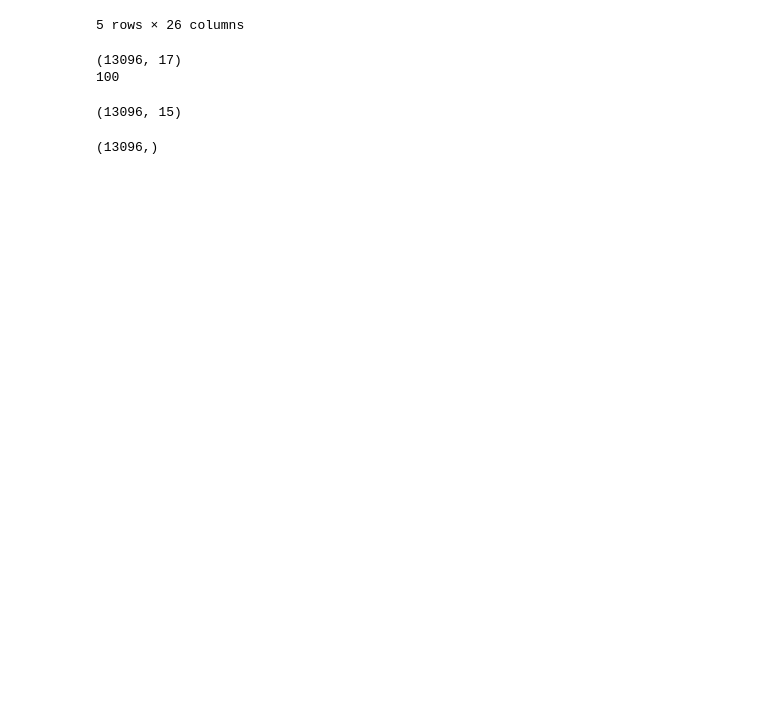
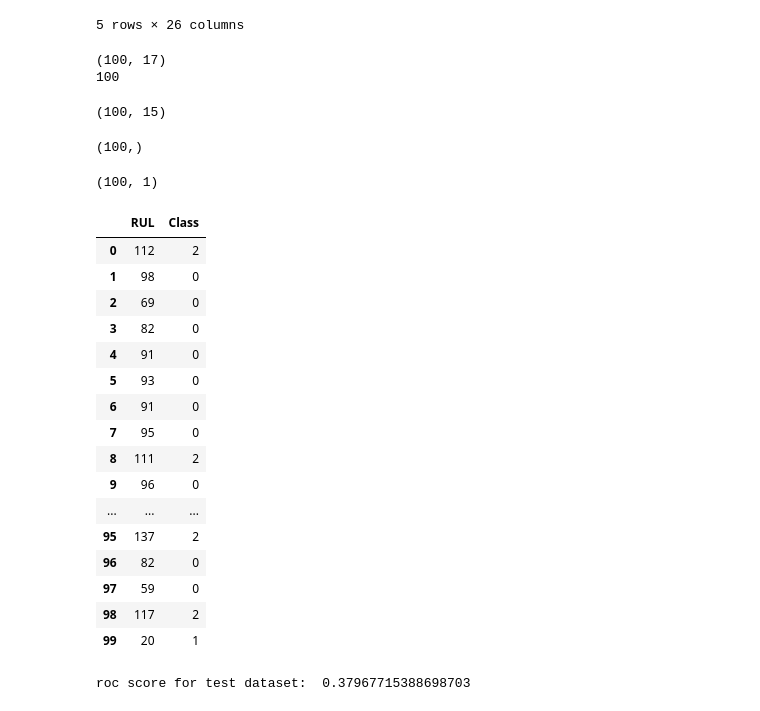
Before and after one commit to xxl4tomxu98/NASA-Jet-Engine-Maintenance, a Jupyter notebook: Failure Prediction Classification/xgboost-multiclass.ipynb, the cells around one changed output. Saved outputs shown, nothing was run; the diff lists cells and outputs as text; code cells hidden in the pictures; blank space fills up the shorter version.

```diff
--- a/Failure Prediction Classification/xgboost-multiclass.ipynb
+++ b/Failure Prediction Classification/xgboost-multiclass.ipynb
@@ -117,10 +120,10 @@ X_train.shape, X_validate.shape
 num_of_classes = len(train.Class.unique())
 from sklearn.preprocessing import LabelEncoder
 from xgboost import XGBClassifier
-from sklearn.metrics import roc_auc_score, confusion_matrix
 from sklearn import preprocessing
 le = LabelEncoder()
 y_train = le.fit_transform(y_train)
+y_validate = le.fit_transform(y_validate)
 #print(y_train, y_validate)
 xgb = XGBClassifier()
 xgb.fit(X=X_train, y=y_train)
@@ -178,18 +181,52 @@ test.head()
 | 4 | 1 | 5 | 0.0014 | 0.0000 | 100.0 | 518.67 | 642.51 | 1587.19 | 1401.92 | 14.62 | ... |
 5 rows × 26 columns
 # %%
-test = test.drop(cols_to_drop, axis = 1)
-print(test.shape)
-num_test_machines = len(test.unit_nr.unique())
+X_test = test.groupby('unit_nr').last().reset_index().drop(cols_to_drop, axis=1)
+print(X_test.shape)
+num_test_machines = len(X_test.unit_nr.unique())
 print(num_test_machines)
-test = test.drop(axis=0, columns=['unit_nr', 'time_cycles'])
-test.shape
+X_test = X_test.drop(axis=0, columns=['unit_nr', 'time_cycles'])
+X_test.shape
 # %% [output]
-(13096, 17)
+(100, 17)
 100
-(13096, 15)
+(100, 15)
 # %%
-rul_pred = xgb.predict(test).reshape(-1)
+rul_pred = xgb.predict(X_test).reshape(-1)
 rul_pred.shape
 # %% [output]
-(13096,)
+(100,)
+# %%
+y_true = pd.read_csv('../Data/CMaps/RUL_FD001.txt', delim_whitespace=True, names=["RUL"])
+print(y_true.shape)
+y_true['Class'] = pd.cut(x=y_true['RUL'], bins=[-1,51,103,155,361], labels=['Inception','Healthy','Mature','Attention_Required'])
+y_true['Class'] = le.fit_transform(y_true['Class'])
+y_true
+# %% [output]
+(100, 1)
+|  | RUL | Class |
+| 0 | 112 | 2 |
+| 1 | 98 | 0 |
+| 2 | 69 | 0 |
+| 3 | 82 | 0 |
+| 4 | 91 | 0 |
+| 5 | 93 | 0 |
+| 6 | 91 | 0 |
+| 7 | 95 | 0 |
+| 8 | 111 | 2 |
+| 9 | 96 | 0 |
+| ... | ... | ... |
+| 95 | 137 | 2 |
+| 96 | 82 | 0 |
+| 97 | 59 | 0 |
+| 98 | 117 | 2 |
+| 99 | 20 | 1 |
+# %%
+# Predicting results on test Dataset
+lb = preprocessing.LabelBinarizer()
+lb.fit(y_true.Class)
+y_test_lb = lb.transform(y_true.Class)
+val_lb = lb.transform(rul_pred)
+print("roc score for test dataset: ", roc_auc_score(y_test_lb, val_lb, average='macro'))
+# %% [output]
+roc score for test dataset:  0.37967715388698703
```
Also changed, not shown: parts of 3 cells of this notebook, 12 other files.
